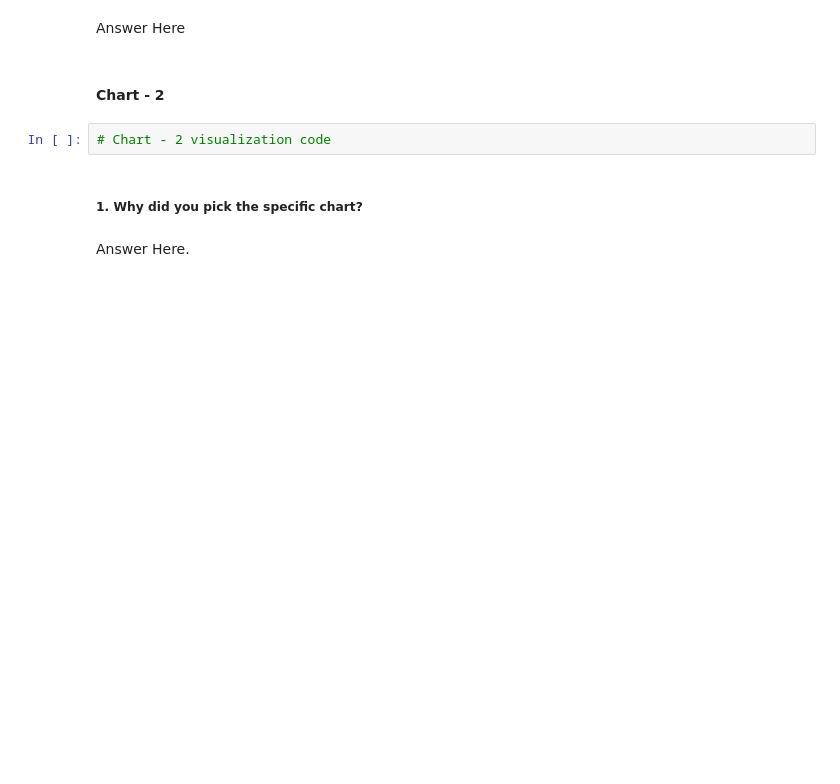
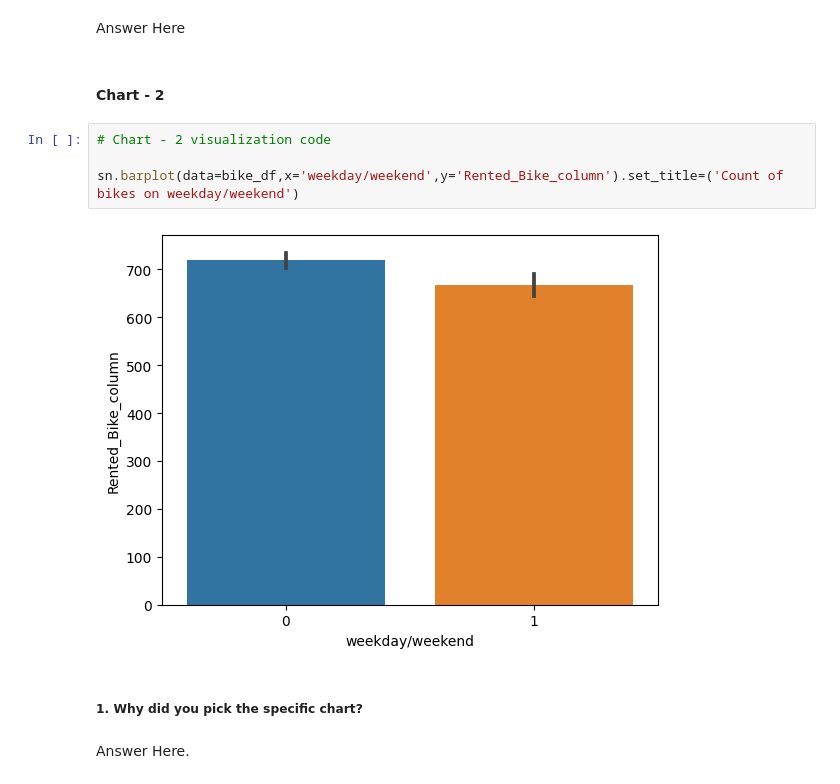
Before and after one commit to Rooban-Jeyasundar/ML_Regression_Project, a Jupyter notebook: ML_Regression_Project.ipynb, the cells around one changed output. Drawn from its saved outputs; the diff is of its cells as text; blank space fills up the shorter version.

```diff
--- a/ML_Regression_Project.ipynb
+++ b/ML_Regression_Project.ipynb
@@ -477,8 +482,12 @@ Are there any insights that lead to negative growth? Justify with specific reaso
 Answer Here
 # %% [markdown]
 #### Chart - 2
-# %%
-# Chart - 2 visualization code
+# %%
+# Chart - 2 visualization code
+
+sn.barplot(data=bike_df,x='weekday/weekend',y='Rented_Bike_column').set_title=('Count of bikes on weekday/weekend')
+# %% [output]
+[figure, added]
 # %% [markdown]
 ##### 1. Why did you pick the specific chart?
 # %% [markdown]
```
Also changed, not shown: parts of 9 cells of this notebook.
